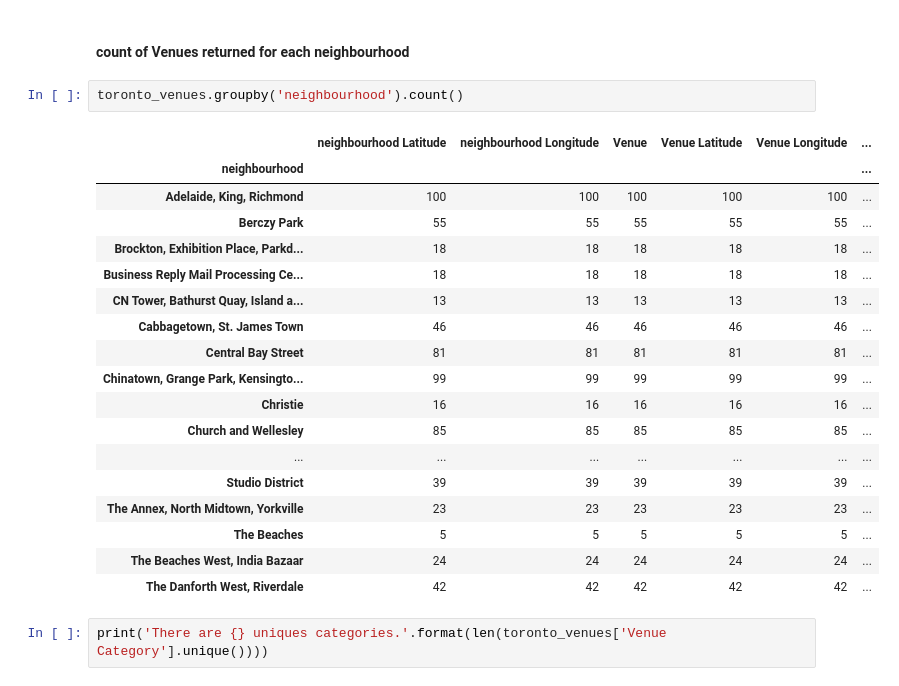
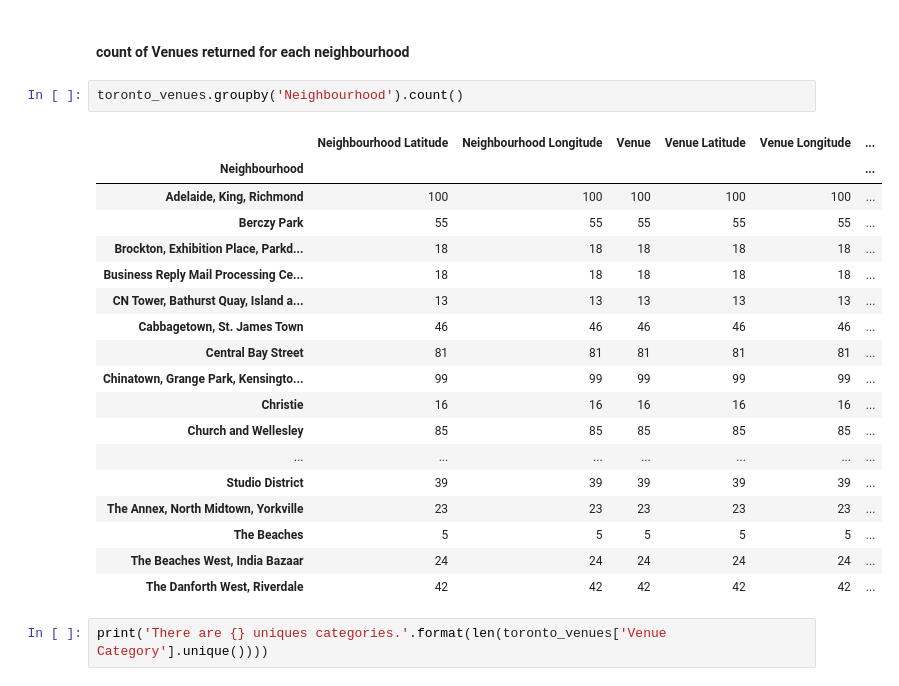
Before and after one commit to gitmahesh09/github-example, a Jupyter notebook: segmentandlcustering_3.ipynb, the cells around one changed output. Saved outputs shown, nothing was run; the diff lists cells and outputs as text.

```diff
--- a/segmentandlcustering_3.ipynb
+++ b/segmentandlcustering_3.ipynb
@@ -321,10 +321,10 @@ toronto_venues.head()
 # %% [markdown]
 #### count of Venues returned for each neighbourhood
 # %%
-toronto_venues.groupby('neighbourhood').count()
+toronto_venues.groupby('Neighbourhood').count()
 # %% [output]
-|  | neighbourhood Latitude | neighbourhood Longitude | Venue | Venue Latitude | Venue Longitude | ... |
-| neighbourhood |  |  |  |  |  | ... |
+|  | Neighbourhood Latitude | Neighbourhood Longitude | Venue | Venue Latitude | Venue Longitude | ... |
+| Neighbourhood |  |  |  |  |  | ... |
 | Adelaide, King, Richmond | 100 | 100 | 100 | 100 | 100 | ... |
 | Berczy Park | 55 | 55 | 55 | 55 | 55 | ... |
 | Brockton, Exhibition Place, Parkd... | 18 | 18 | 18 | 18 | 18 | ... |
```
Also changed, not shown: parts of 7 cells of this notebook.
